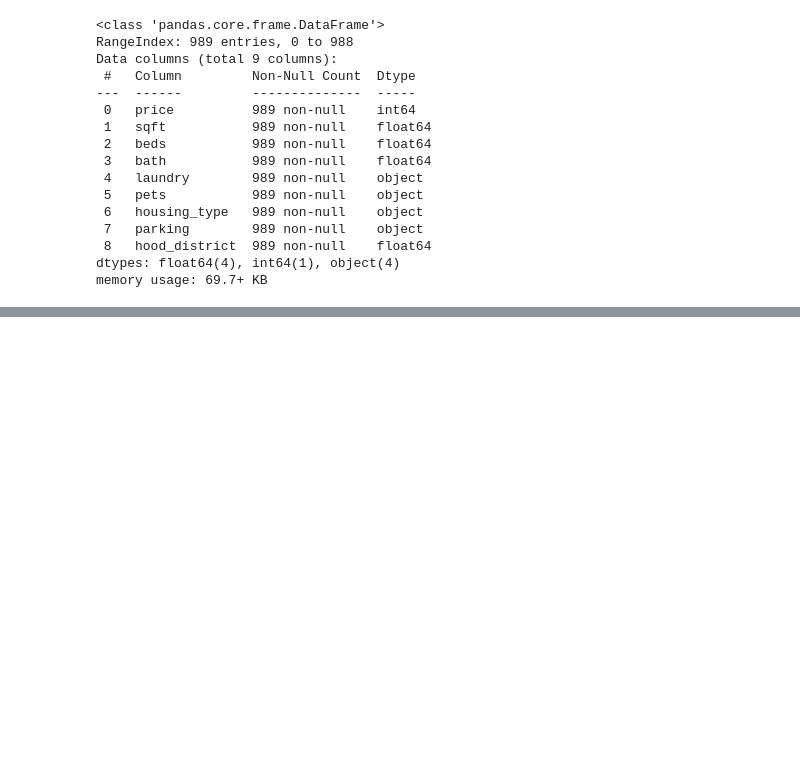
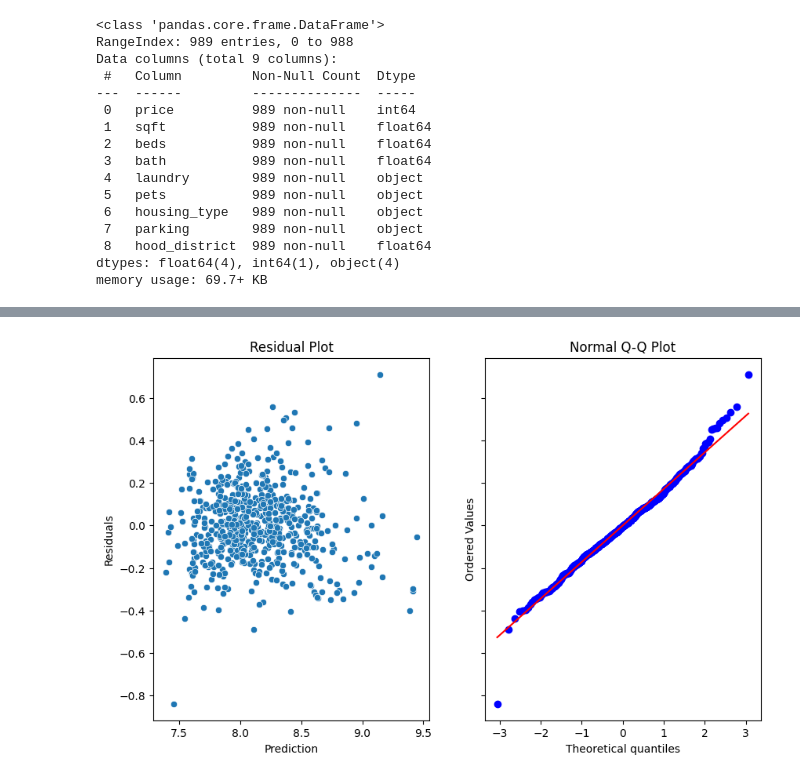
Before and after one commit to Proftg/SAN-FRANCISCO-RENT-PRICES, a Jupyter notebook: regression_modelling_project.ipynb, the cells around one changed output, grey strips where cells are left out. Drawn from its saved outputs; the diff is of its cells as text; code cells hidden in the pictures; blank space fills up the shorter version.

```diff
--- a/regression_modelling_project.ipynb
+++ b/regression_modelling_project.ipynb
@@ -268,0 +244,18 @@ pd.get_dummies(rentals_df).astype(int)
+# %%
+from sklearn.model_selection import train_test_split
+
+target = "price"
+drop_cols = [
+    "pets_no_dogs",
+    "housing_type_single",
+    "beds_bath_ratio"
+]
+
+X = sm.add_constant(eng_df.drop([target] + drop_cols, axis=1))
+
+# Log transform slightly improves normality
+y = np.log(eng_df[target])
+# y = eng_df[target]
+
+# Test Split
+X, X_test, y, y_test = train_test_split(X, y, test_size=.2, random_state=2023)
@@ -268,0 +352,22 @@ pd.get_dummies(rentals_df).astype(int)
+# %%
+def residual_analysis_plots(model):
+
+    import scipy.stats as stats
+    import matplotlib.pyplot as plt
+
+    predictions = model.predict()
+    residuals = model.resid
+
+    fig, ax = plt.subplots(1, 2, sharey="all", figsize=(10, 6))
+
+    sns.scatterplot(x=predictions, y=residuals, ax=ax[0])
+    ax[0].set_title("Residual Plot")
+    ax[0].set_xlabel("Prediction")
+    ax[0].set_ylabel("Residuals")
+
+    stats.probplot(residuals, dist="norm", plot=ax[1])
+    ax[1].set_title("Normal Q-Q Plot")
+# %%
+residual_analysis_plots(model)
+# %% [output]
+[figure, added]
```
Also changed, not shown: parts of 67 cells of this notebook.
